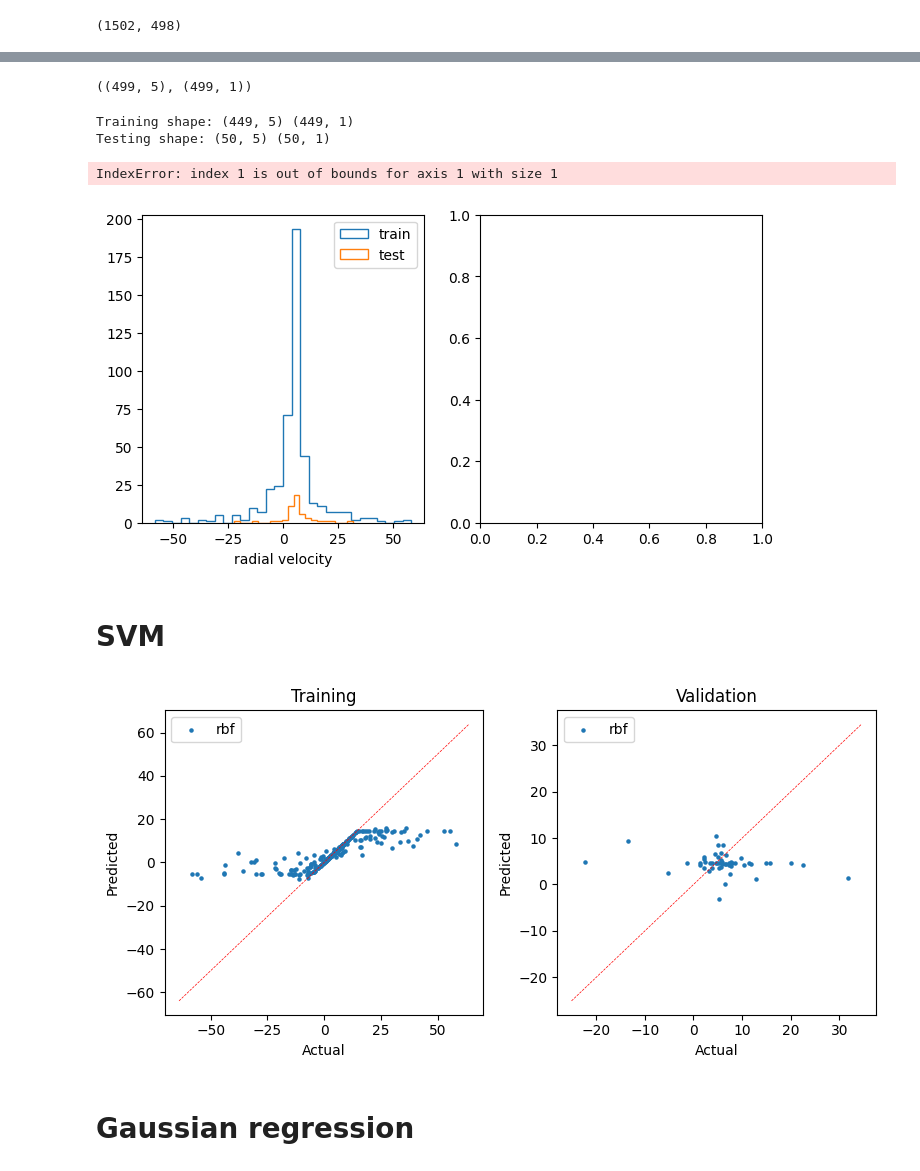
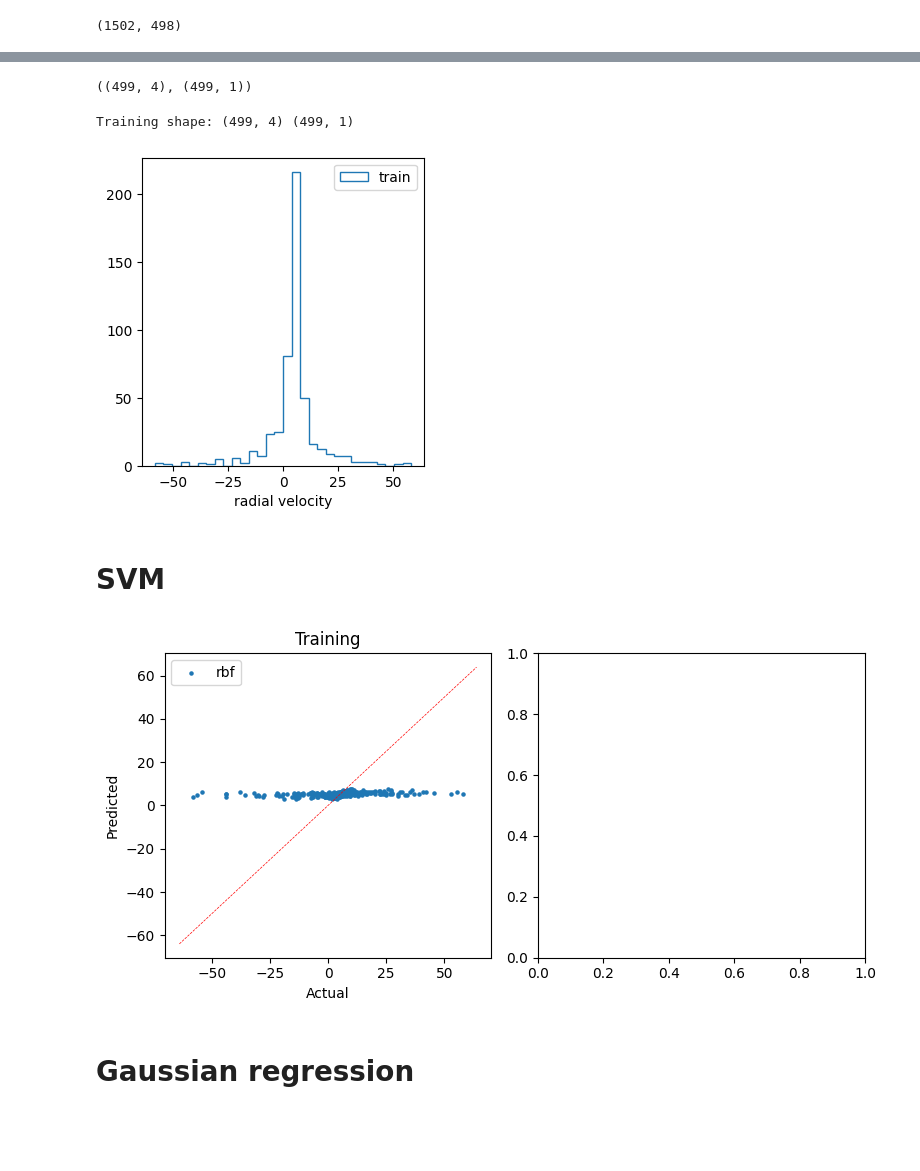
Before and after one commit to stevenalfonso/radial-velocity, a Jupyter notebook: regression_radial_velocity.ipynb, the cells around one changed output, grey strips where cells are left out. Cells and saved outputs as stored; diff of their text form; code cells hidden in the pictures; blank space fills up the shorter version.

```diff
--- a/regression_radial_velocity.ipynb
+++ b/regression_radial_velocity.ipynb
@@ -125,5 +126,5 @@ plt.show()
 # %%
-x_data = np.array(cluster_candidates_rv[['ra','dec','pmra','pmdec','parallax']])
+x_data = np.array(cluster_candidates_rv[['ra','dec','pmra','pmdec']])
 #x_data = np.array(cluster_candidates_rv[['ra','dec','pmra','pmdec']])
 #x_data = np.array(cluster_candidates_rv[['l','b','pmra','pmdec','parallax']])
 #x_data = np.array(cluster_candidates_rv[['angular_distance','pm_relative','distance']])
@@ -132,9 +133,10 @@ x_data = np.array(cluster_candidates_rv[['ra','dec','pmra','pmdec','parallax']])
 y_data = np.array(cluster_candidates_rv[['radial_velocity']])
 x_data.shape, y_data.shape
 # %% [output]
-((499, 5), (499, 1))
+((499, 4), (499, 1))
 # %%
-x_train, x_test, y_train, y_test = train_test_split(x_data, y_data, test_size=0.1, random_state=42)
+#x_train, x_test, y_train, y_test = train_test_split(x_data, y_data, test_size=0.1, random_state=42)
+x_train, y_train = x_data, y_data
 
 # normalizer = Normalizer()
 # x_train = normalizer.fit_transform(x_train)
@@ -144,34 +146,32 @@ x_train, x_test, y_train, y_test = train_test_split(x_data, y_data, test_size=0.
 # x_test = scaler.fit_transform(x_test)
 
 print('Training shape:', x_train.shape, y_train.shape)
-print('Testing shape:', x_test.shape, y_test.shape)
+#print('Testing shape:', x_test.shape, y_test.shape)
 # %% [output]
-Training shape: (449, 5) (449, 1)
-Testing shape: (50, 5) (50, 1)
+Training shape: (499, 4) (499, 1)
 # %%
 plt.figure(figsize=(8,4))
 
 plt.subplot(1,2,1)
 plt.hist(y_train[:,0], bins=30, density=False, histtype='step', label='train')
-plt.hist(y_test[:,0], bins=20, density=False, histtype='step', label='test')
+#plt.hist(y_test[:,0], bins=20, density=False, histtype='step', label='test')
 plt.legend()
 plt.xlabel('radial velocity')
 
-plt.subplot(1,2,2)
-plt.hist(y_train[:,1], bins=30, density=False, histtype='step', label='train')
-plt.hist(y_test[:,1], bins=20, density=False, histtype='step', label='test')
-plt.legend()
-plt.xlabel('radial velocity error')
+# plt.subplot(1,2,2)
+# plt.hist(y_train[:,1], bins=30, density=False, histtype='step', label='train')
+# plt.hist(y_test[:,1], bins=20, density=False, histtype='step', label='test')
+# plt.legend()
+# plt.xlabel('radial velocity error')
 plt.show()
 # %% [output]
-IndexError: index 1 is out of bounds for axis 1 with size 1
-[figure, old version]
+[figure, new version]
 # %% [markdown]
 # SVM
 # %%
 #svr_lin = SVR(kernel='linear', C=10, gamma='auto')
 #svr_poly = SVR(kernel='poly', C=10, gamma='auto')
-svr_rbf = SVR(kernel='rbf', C=10, gamma=2.5, epsilon=0.1, shrinking=False)
+svr_rbf = SVR(kernel='rbf', C=1, gamma='auto', epsilon=0.5, shrinking=False)
 
 #svr_poly.fit(x_train, y_train)
 #svr_lin.fit(x_train, y_train)
@@ -190,17 +190,17 @@ axes[0].plot(x, x, color='red', ls='--', lw=0.5)
 
 #axes[1].scatter(x=y_test, y=svr_lin.predict(x_test), s=5, label='linear')
 #axes[1].scatter(x=y_test, y=svr_poly.predict(x_test), s=5, label='poly')
-axes[1].scatter(x=y_test, y=svr_rbf.predict(x_test), s=5, label='rbf')
-axes[1].legend()
-axes[1].set_xlabel("Actual", fontsize=10)
-axes[1].set_ylabel("Predicted",  fontsize=10)
-axes[1].set_title("Validation")
-x = np.linspace(*axes[1].get_xlim())
-axes[1].plot(x, x, color='red', ls='--', lw=0.5)
+# axes[1].scatter(x=y_test, y=svr_rbf.predict(x_test), s=5, label='rbf')
+# axes[1].legend()
+# axes[1].set_xlabel("Actual", fontsize=10)
+# axes[1].set_ylabel("Predicted",  fontsize=10)
+# axes[1].set_title("Validation")
+# x = np.linspace(*axes[1].get_xlim())
+# axes[1].plot(x, x, color='red', ls='--', lw=0.5)
 fig.tight_layout()
 plt.show()
 # %% [output]
-[figure, old version]
+[figure, new version]
 # %% [markdown]
 # Gaussian regression
 # %%
```
Also changed, not shown: parts of 8 cells of this notebook, 1 other file.
